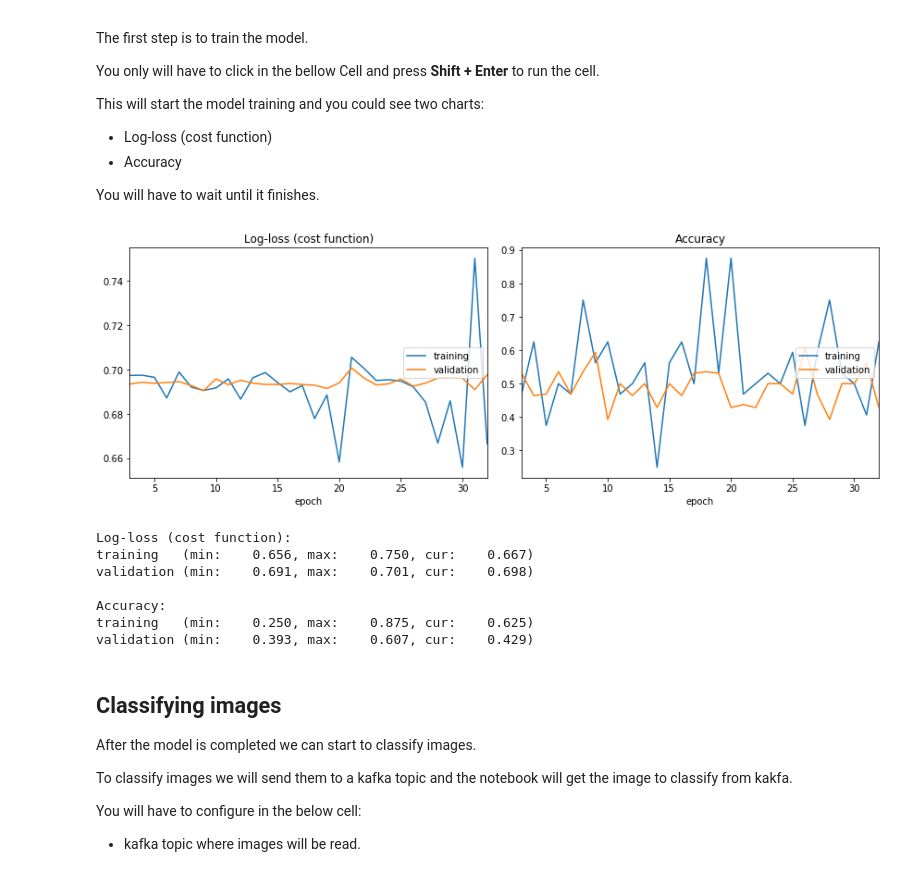
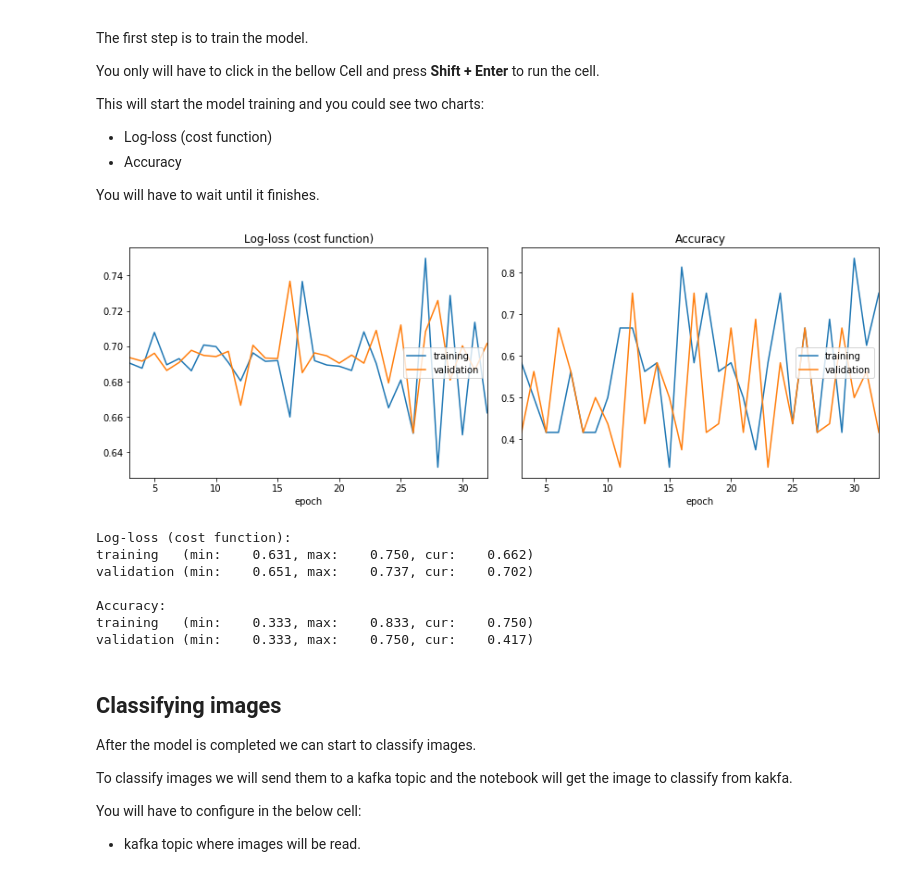
Before and after one commit to jadebustos/ocp-science, a Jupyter notebook: Scientific_Applications/ai-notebook/notebook/image_classifier-rhte.ipynb, the cells around one changed output. Drawn from its saved outputs; the diff is of its cells as text; code cells hidden in the pictures.

```diff
--- a/Scientific_Applications/ai-notebook/notebook/image_classifier-rhte.ipynb
+++ b/Scientific_Applications/ai-notebook/notebook/image_classifier-rhte.ipynb
@@ -55,15 +55,15 @@ if GOOGLE_COLAB:
     from google.colab import drive, files
     drive.mount('/content/drive/')
     path = "/content/drive/My Drive/image_classifier/"
-training_data_dir = path + "data/training" # 10 000 * 2
-validation_data_dir = path + "data/validation" # 2 500 * 2
-test_data_dir = path + "data/test" # 12 500
+training_data_dir = path + "data/training" # 40 * 2
+validation_data_dir = path + "data/validation" # 10 * 2
+test_data_dir = path + "data/test" # 1
 
 # Hyperparams
 IMAGE_SIZE = 200
 IMAGE_WIDTH, IMAGE_HEIGHT = IMAGE_SIZE, IMAGE_SIZE
 EPOCHS = 32
-BATCH_SIZE = 32
+BATCH_SIZE = 8
 
 input_shape = (IMAGE_WIDTH, IMAGE_HEIGHT, 3)
 
@@ -117,64 +117,41 @@ training_generator = training_data_generator.flow_from_directory(
     training_data_dir,
     target_size=(IMAGE_WIDTH, IMAGE_HEIGHT),
     batch_size=BATCH_SIZE,
     class_mode="binary")
 validation_generator = validation_data_generator.flow_from_directory(
     validation_data_dir,
     target_size=(IMAGE_WIDTH, IMAGE_HEIGHT),
     batch_size=BATCH_SIZE,
     class_mode="binary")
-#test_generator = test_data_generator.flow_from_directory(
-#    test_data_dir,
-#    target_size=(IMAGE_WIDTH, IMAGE_HEIGHT),
-#    batch_size=1,
-#    class_mode="binary",
-#    shuffle=False)
 
 # Training
 model.fit_generator(
     training_generator,
     steps_per_epoch=len(training_generator.filenames) // BATCH_SIZE,
     epochs=EPOCHS,
     validation_data=validation_generator,
     validation_steps=len(validation_generator.filenames) // BATCH_SIZE,
 #    validation_steps=10,
     callbacks=[PlotLossesKeras(), CSVLogger(TRAINING_LOGS_FILE,
                                             append=False,
                                             separator=";")],
     verbose=1)
 model.save_weights(MODEL_FILE)
 
-# Testing
-#open(TEST_FILE,"w")
-#probabilities = model.predict_generator(test_generator, TEST_SIZE)
-#for index, probability in enumerate(probabilities):
-#    image_path = test_data_dir + "/" +test_generator.filenames[index]
-#    img = mpimg.imread(image_path)
-#    with open(TEST_FILE,"a") as fh:
-#        fh.write(str(probability[0]) + " for: " + image_path + "\n")
-#    plt.imshow(img)
-#    if probability > 0.5:
-#        plt.title("%.2f" % (probability[0]*100) + "% dog")
-#    else:
-#        plt.title("%.2f" % ((1-probability[0])*100) + "% cat")
-#    plt.show()
-
-
-
 if GOOGLE_COLAB:
     files.download(MODEL_SUMMARY_FILE)
     files.download(MODEL_FILE)
     files.download(TRAINING_LOGS_FILE)
     files.download(TEST_FILE)
 # %% [output]
-[figure, old version]
+[figure, new version]
 Log-loss (cost function):
-training   (min:    0.656, max:    0.750, cur:    0.667)
-validation (min:    0.691, max:    0.701, cur:    0.698)
+training   (min:    0.631, max:    0.750, cur:    0.662)
+validation (min:    0.651, max:    0.737, cur:    0.702)
 
 Accuracy:
-training   (min:    0.250, max:    0.875, cur:    0.625)
-validation (min:    0.393, max:    0.607, cur:    0.429)
+training   (min:    0.333, max:    0.833, cur:    0.750)
+validation (min:    0.333, max:    0.750, cur:    0.417)
 # %% [markdown]
 ## Classifying images
 
```
Also changed, not shown: parts of 2 cells of this notebook, 1 other file.
